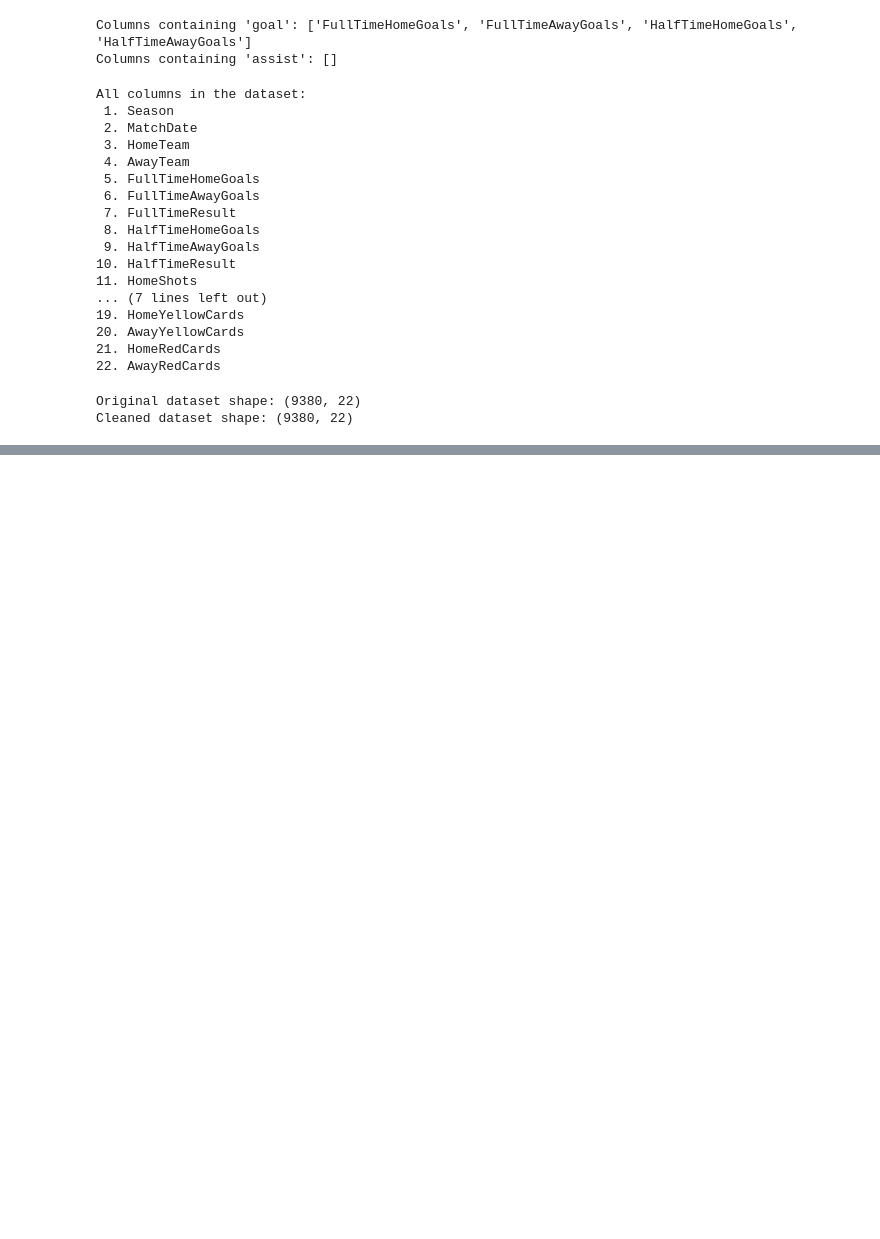
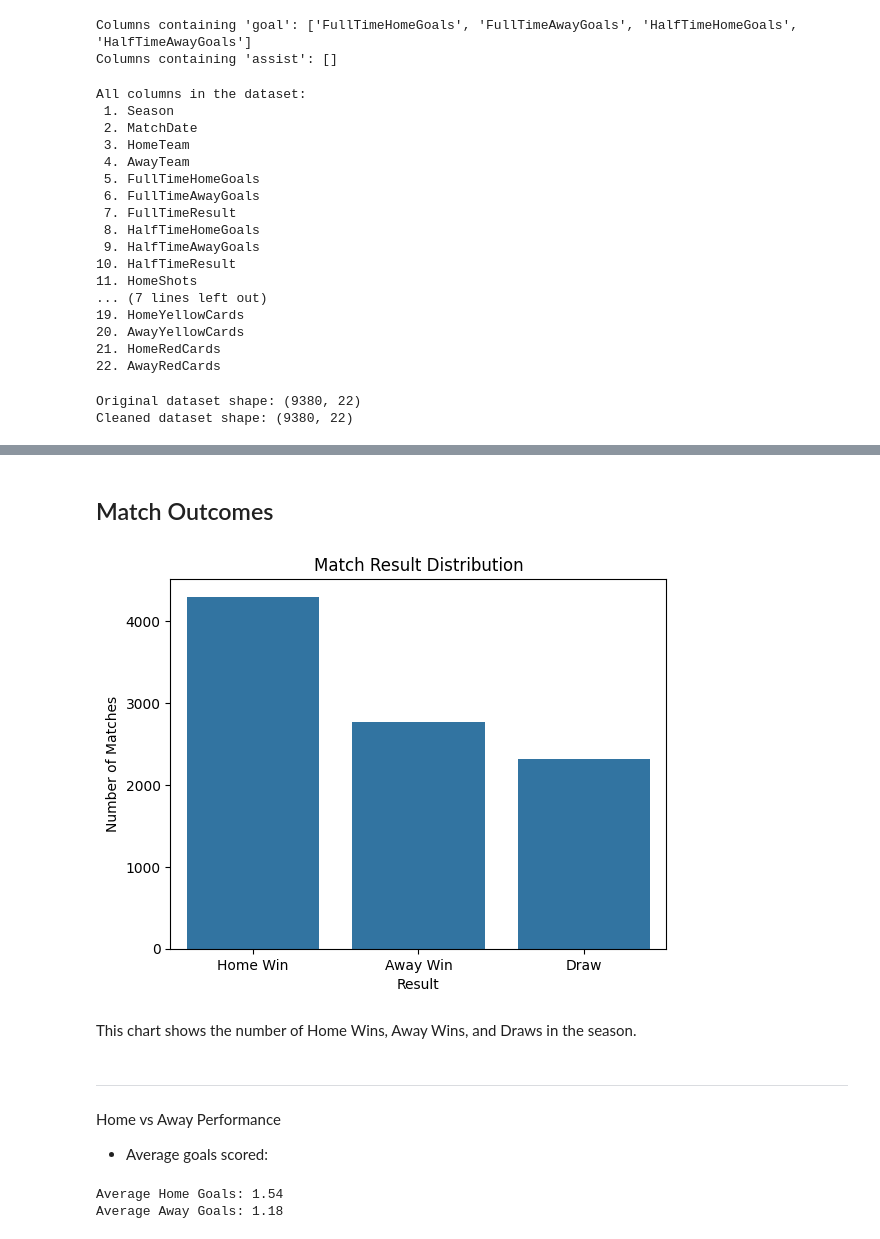
Before and after one commit to AjayChohan1/english-premier-league-capstone-project, a Jupyter notebook: jupyter_notebooks/epl_analysis.ipynb, the cells around one changed output, grey strips where cells are left out. Saved outputs shown, nothing was run; the diff lists cells and outputs as text; code cells hidden in the pictures; blank space fills up the shorter version.

```diff
--- a/jupyter_notebooks/epl_analysis.ipynb
+++ b/jupyter_notebooks/epl_analysis.ipynb
@@ -320,0 +324,4 @@ df = df.dropna()
+# %%
+# Convert the existing 'MatchDate' column to datetime and sort by it
+df['MatchDate'] = pd.to_datetime(df['MatchDate'])
+df.sort_values('MatchDate', inplace=True)
@@ -320,0 +330,17 @@ df = df.dropna()
+# %%
+# Match outcome for home team
+def get_result(row):
+    if row['FullTimeHomeGoals'] > row['FullTimeAwayGoals']:
+        return 'Home Win'
+    elif row['FullTimeHomeGoals'] < row['FullTimeAwayGoals']:
+        return 'Away Win'
+    else:
+        return 'Draw'
+
+df['Result'] = df.apply(get_result, axis=1)
+
+# Goal difference
+df['Goal_Diff'] = df['FullTimeHomeGoals'] - df['FullTimeAwayGoals']
+
+# Total goals
+df['Total_Goals'] = df['FullTimeHomeGoals'] + df['FullTimeAwayGoals']
@@ -320,0 +395,27 @@ df = df.dropna()
+# %% [markdown]
+## Match Outcomes
+# %%
+# Count of each match result
+sns.countplot(x='Result', data=df)
+plt.title('Match Result Distribution')
+plt.xlabel('Result')
+plt.ylabel('Number of Matches')
+plt.show()
+# %% [output]
+[figure, added]
+# %% [markdown]
+This chart shows the number of Home Wins, Away Wins, and Draws in the season.
+# %% [markdown]
+---
+# %% [markdown]
+Home vs Away Performance
+- Average goals scored:
+# %%
+home_avg = df['FullTimeHomeGoals'].mean()
+away_avg = df['FullTimeAwayGoals'].mean()
+
+print(f'Average Home Goals: {home_avg:.2f}')
+print(f'Average Away Goals: {away_avg:.2f}')
+# %% [output]
+Average Home Goals: 1.54
+Average Away Goals: 1.18
```
Also changed, not shown: parts of 30 cells of this notebook, 1 other file.
